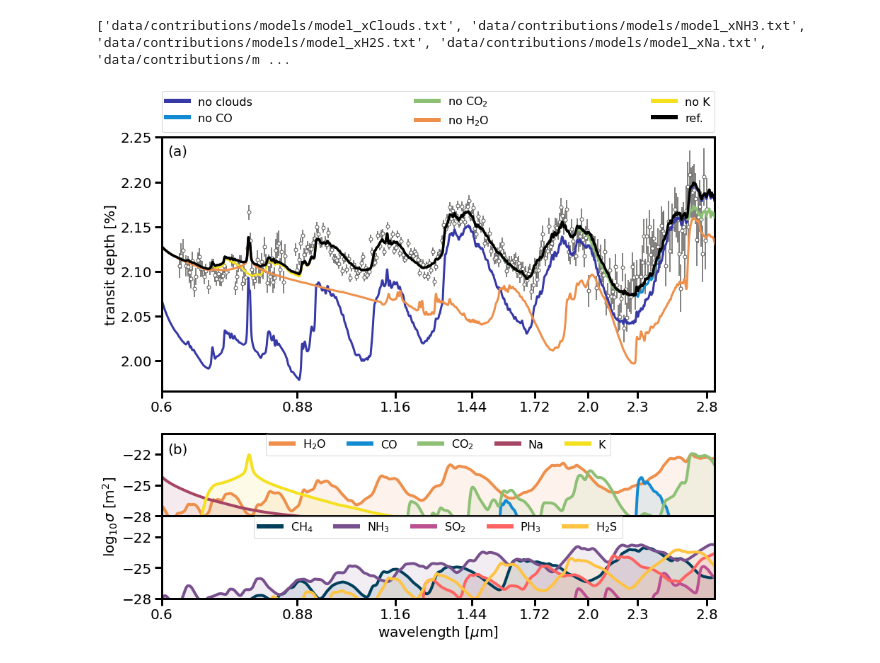
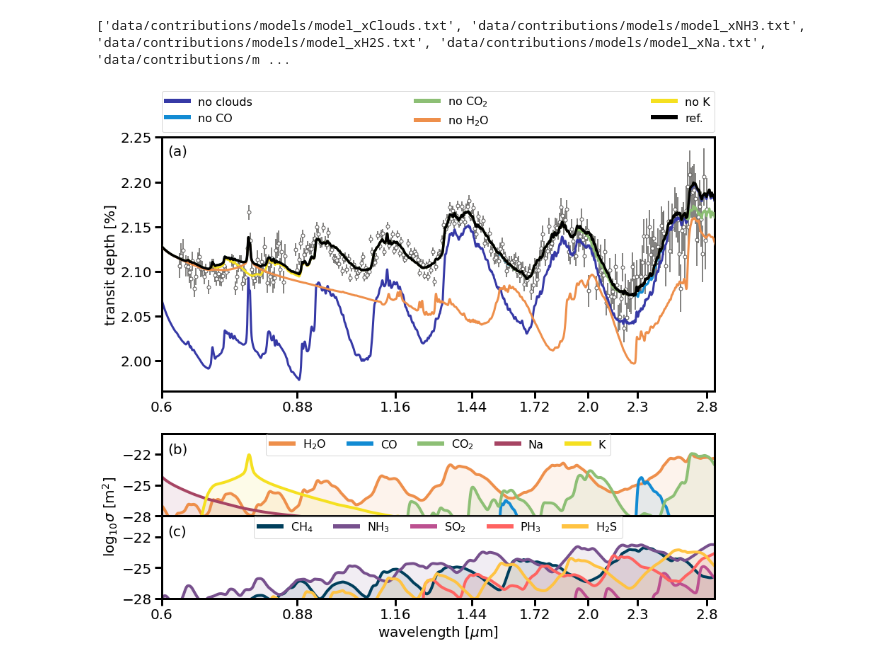
Before and after one commit to afeinstein20/wasp39b_niriss_paper, a Jupyter notebook: figure3.ipynb, the cells around one changed output. Drawn from its saved outputs; the diff is of its cells as text; code cells hidden in the pictures.

```diff
--- a/figure3.ipynb
+++ b/figure3.ipynb
@@ -217,32 +217,33 @@ for a in [ax1, ax3]:
     xticks = np.round(xticks,2)
     a.set_xticks(xticks)
     a.set_xticklabels(np.round(xticks,2))
 
 ax2.set_xlim(0.6,2.86)
 ax2.set_xscale('log')
 ax2.set_xticks([0.6])
 ax2.set_xticklabels([''])
 
 ax3.set_xlabel('wavelength [$\mu$m]')
 ax1.set_ylabel('transit depth [%]')
 #ax2.set_ylabel(r'log$_{10}\sigma$ [m$^2$]')
 ax3.set_ylabel(r'log$_{10}\sigma$ [m$^2$]', y=1)
 
 ax1.minorticks_off()
 plt.minorticks_off()
 
 yticks = np.round(np.arange(0.020, 0.0230, 0.0005),4)
 ax1.set_yticks(yticks)
 labels = np.round(yticks*100,2)
 labels = [format(i, '.2f') for i in labels]
 ax1.set_yticklabels(labels)
 
 ax1.text(s='(a)', x=0.61, y=0.0223, fontsize=20)
-ax2.text(s='(b)', x=0.61, y=-21.9, fontsize=20);
+ax2.text(s='(b)', x=0.61, y=-21.9, fontsize=20)
+ax3.text(s='(c)', x=0.61, y=-21.9, fontsize=20)
 
 plt.savefig(#'/Users/belugawhale/Desktop/contribution.png',
             '/Users/belugawhale/Documents/niriss_real/wasp39/paper_figures/contribution.pdf',
              dpi=250,
             rasterize=True, bbox_inches='tight')
 # %% [output]
-[figure, old version]
+[figure, new version]
```
